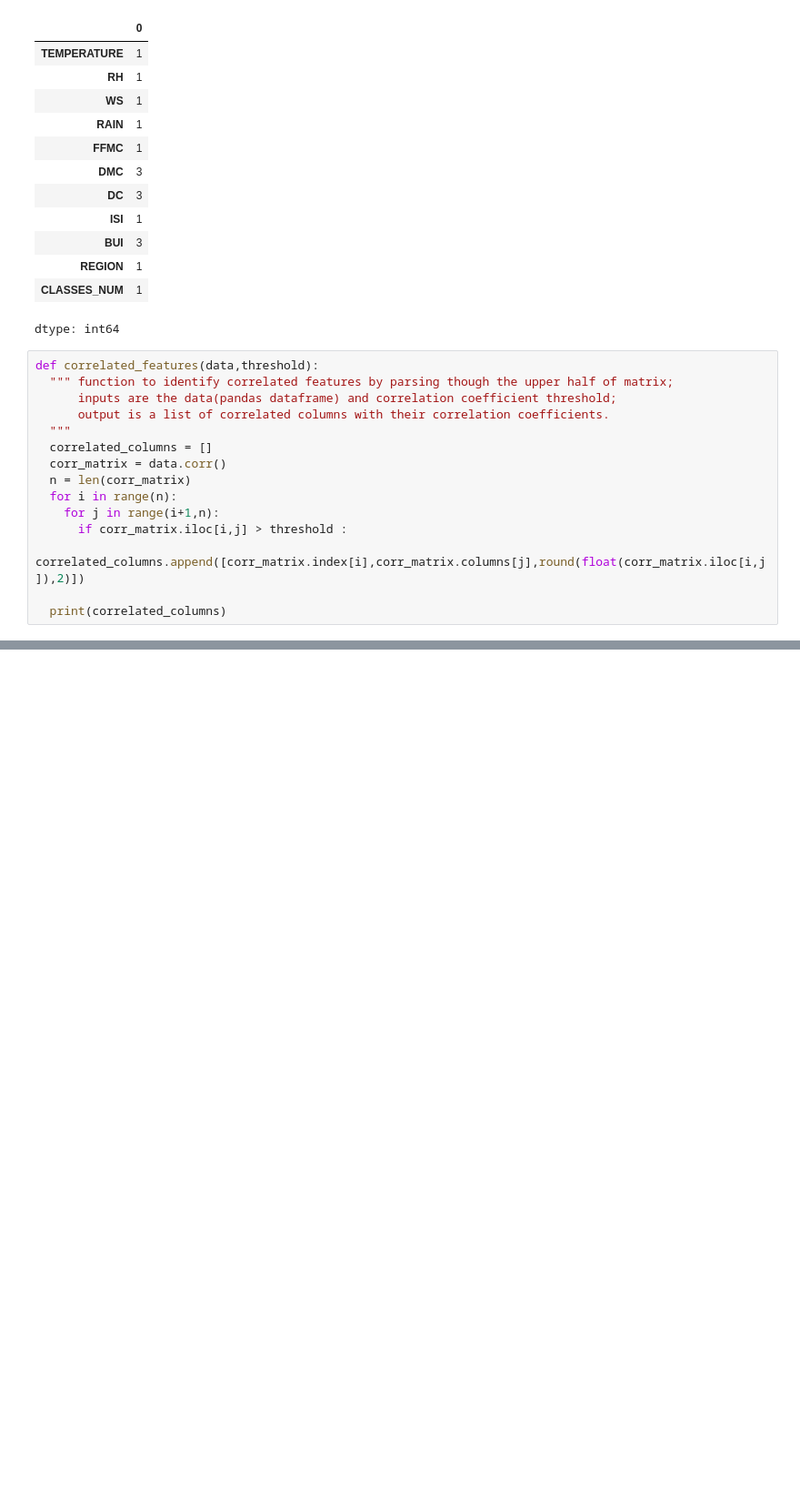
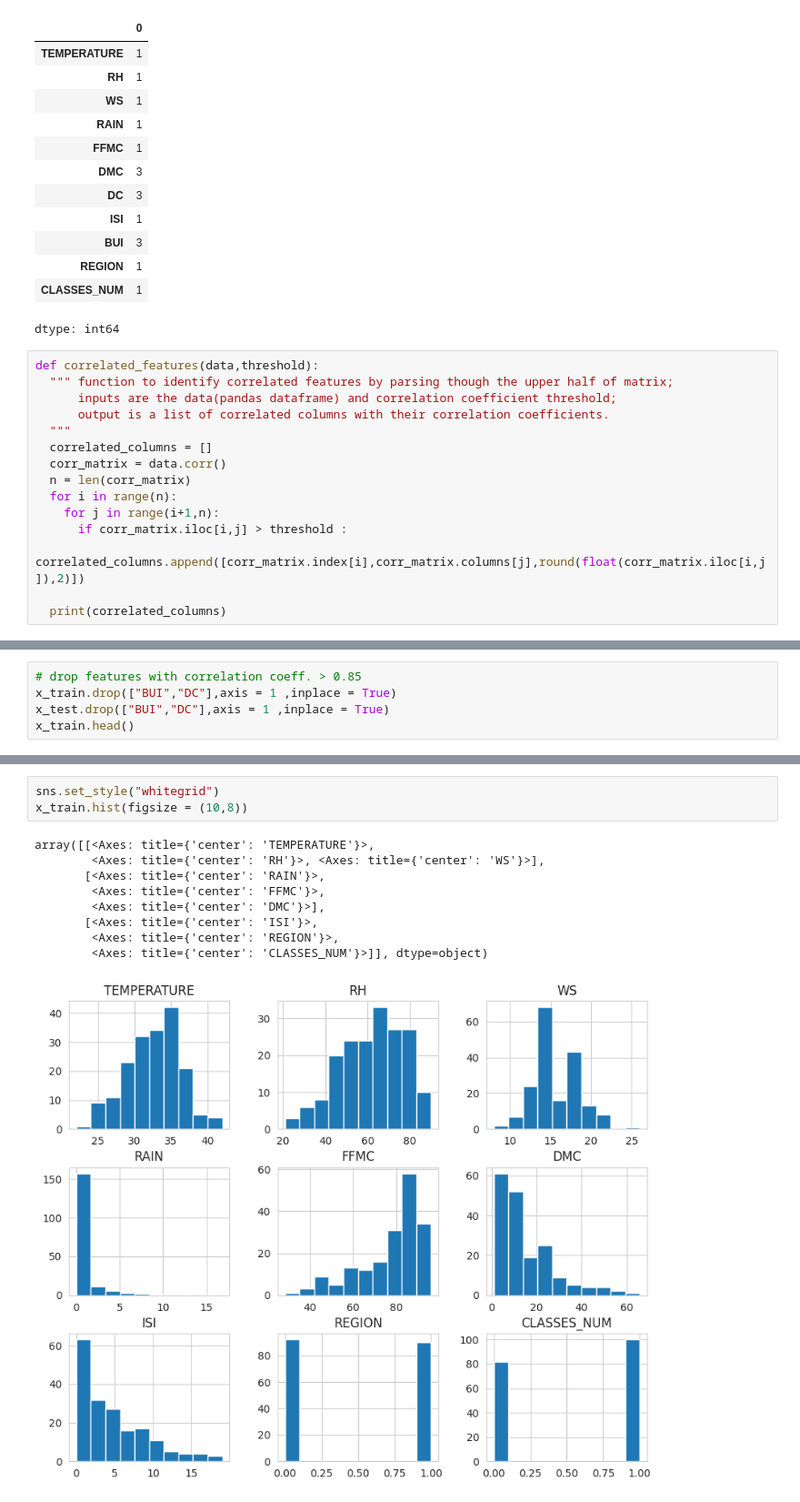
Before and after one commit to taruvaid/Fourier-Neural-Operators, a Jupyter notebook: forest_fire_predictions.ipynb, the cells around one changed output, grey strips where cells are left out. Shown at 91% size. Cells and saved outputs as stored; diff of their text form; blank space fills up the shorter version.

```diff
--- a/forest_fire_predictions.ipynb
+++ b/forest_fire_predictions.ipynb
@@ -413,2 +408,7 @@ correlated_features(x_train,0.8)
 # %% [output]
 [['DMC', 'DC', 0.87], ['DMC', 'BUI', 0.98], ['DC', 'BUI', 0.94]]
+# %%
+# drop features with correlation coeff. > 0.85
+x_train.drop(["BUI","DC"],axis = 1 ,inplace = True)
+x_test.drop(["BUI","DC"],axis = 1 ,inplace = True)
+x_train.head()
@@ -414,0 +430,13 @@ correlated_features(x_train,0.8)
+# %%
+sns.set_style("whitegrid")
+x_train.hist(figsize = (10,8))
+# %% [output]
+array([[<Axes: title={'center': 'TEMPERATURE'}>,
+        <Axes: title={'center': 'RH'}>, <Axes: title={'center': 'WS'}>],
+       [<Axes: title={'center': 'RAIN'}>,
+        <Axes: title={'center': 'FFMC'}>,
+        <Axes: title={'center': 'DMC'}>],
+       [<Axes: title={'center': 'ISI'}>,
+        <Axes: title={'center': 'REGION'}>,
+        <Axes: title={'center': 'CLASSES_NUM'}>]], dtype=object)
+[figure, added]
```
Also changed, not shown: parts of 14 cells of this notebook.
